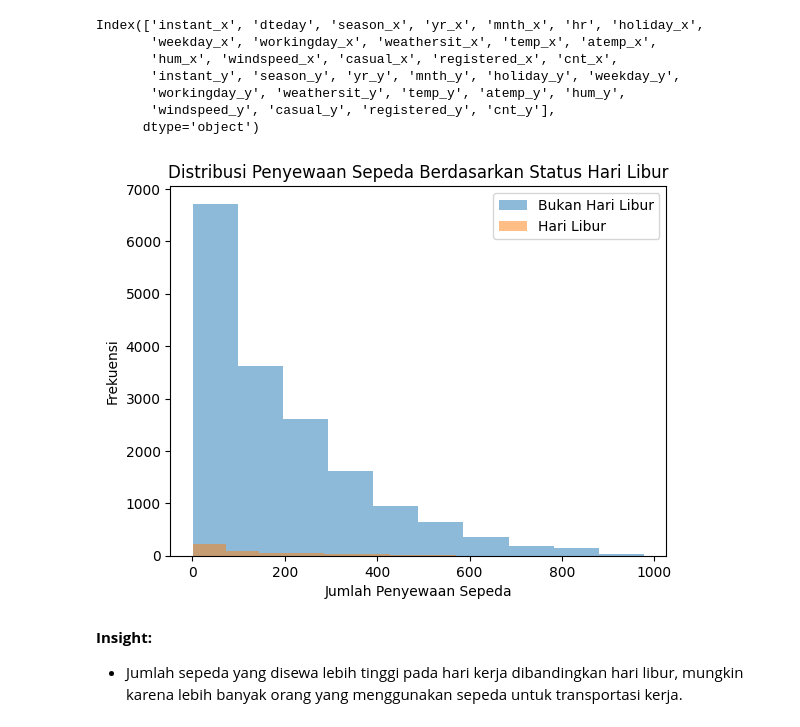
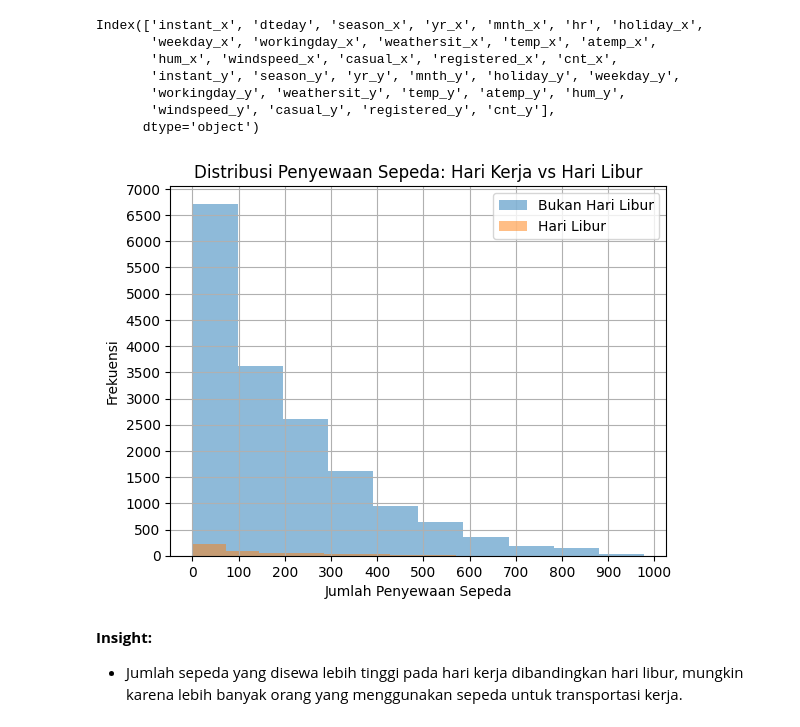
Before and after one commit to maulanycitra/Proyek-Analisis-Data-Dicoding, a Jupyter notebook: Proyek_Analisis_Data_Maulany_Citra_Pandini.ipynb, the cells around one changed output. Drawn from its saved outputs; the diff is of its cells as text; code cells hidden in the pictures.

```diff
--- a/Proyek_Analisis_Data_Maulany_Citra_Pandini.ipynb
+++ b/Proyek_Analisis_Data_Maulany_Citra_Pandini.ipynb
@@ -27,8 +27,8 @@ from sklearn.metrics import mean_squared_error
 ### Gathering Data
 # %%
 # Membaca dataset day.csv dan hour.csv
-df_day = pd.read_csv('/content/drive/MyDrive/Dicoding/Bike-sharing-dataset/day.csv')
-df_hour = pd.read_csv('/content/drive/MyDrive/Dicoding/Bike-sharing-dataset/hour.csv')
+df_day = pd.read_csv("data/day.csv")
+df_hour = pd.read_csv("data/hour.csv")
 
 # Menampilkan beberapa baris pertama untuk memverifikasi data
 print(df_day.head())
@@ -86,5 +106,13 @@ None
 # %% [markdown]
 ### Cleaning Data
+# %%
+# Cleaning Data
+# Menghapus data duplikat jika ada
+df_day = df_day.drop_duplicates()
+df_hour = df_hour.drop_duplicates()
+
+# Menggunakan satu dataframe saja
+df_hour_cleaned = df_hour.copy()
 # %%
 # Mengonversi kolom dteday ke tipe datetime
 df_day['dteday'] = pd.to_datetime(df_day['dteday'])
@@ -206,13 +279,16 @@ Index(['instant_x', 'dteday', 'season_x', 'yr_x', 'mnth_x', 'hr', 'holiday_x',
 # %%
 plt.hist(df_combined[df_combined['holiday_x'] == 0]['cnt_x'], alpha=0.5, label='Bukan Hari Libur')
 plt.hist(df_combined[df_combined['holiday_x'] == 1]['cnt_x'], alpha=0.5, label='Hari Libur')
-plt.title("Distribusi Penyewaan Sepeda Berdasarkan Status Hari Libur")
+plt.title("Distribusi Penyewaan Sepeda: Hari Kerja vs Hari Libur")
 plt.xlabel("Jumlah Penyewaan Sepeda")
 plt.ylabel("Frekuensi")
 plt.legend()
+plt.xticks(range(0, 1100, 100))
+plt.yticks(range(0, 7100, 500))
+plt.grid(True)
 plt.show()
 # %% [output]
-[figure, old version]
+[figure, new version]
 # %% [markdown]
 **Insight:**
 - Jumlah sepeda yang disewa lebih tinggi pada hari kerja dibandingkan hari libur, mungkin karena lebih banyak orang yang menggunakan sepeda untuk transportasi kerja.
```
Also changed, not shown: parts of 18 cells of this notebook.
